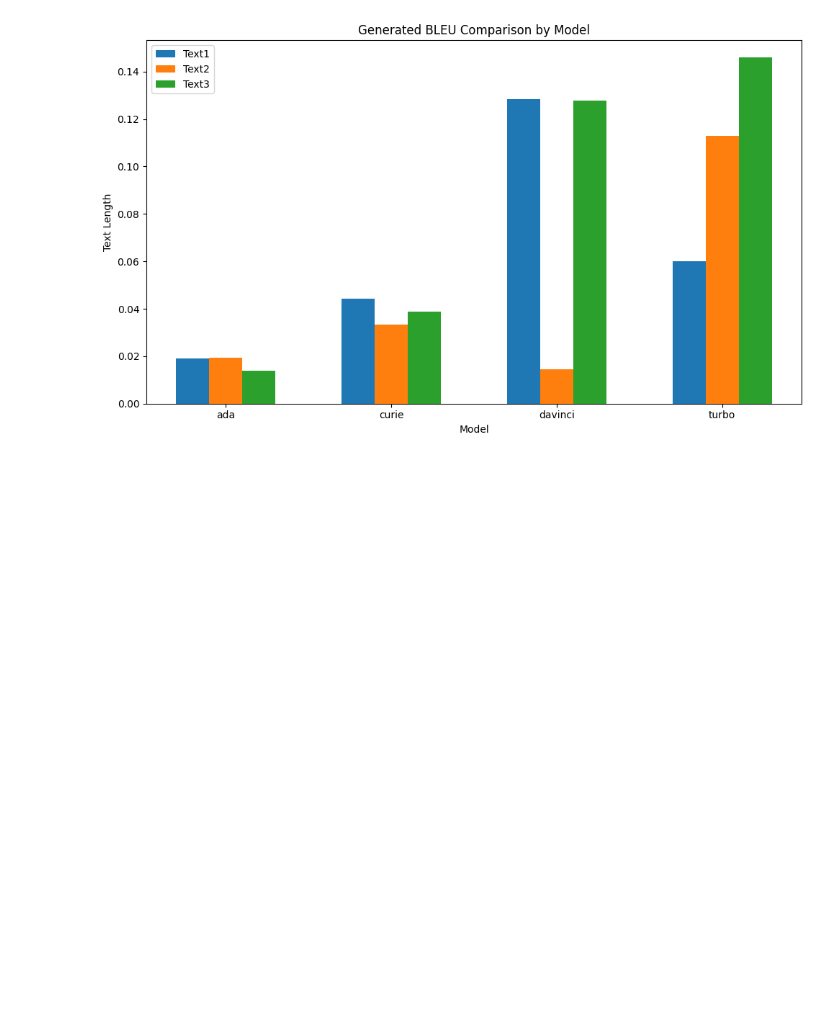
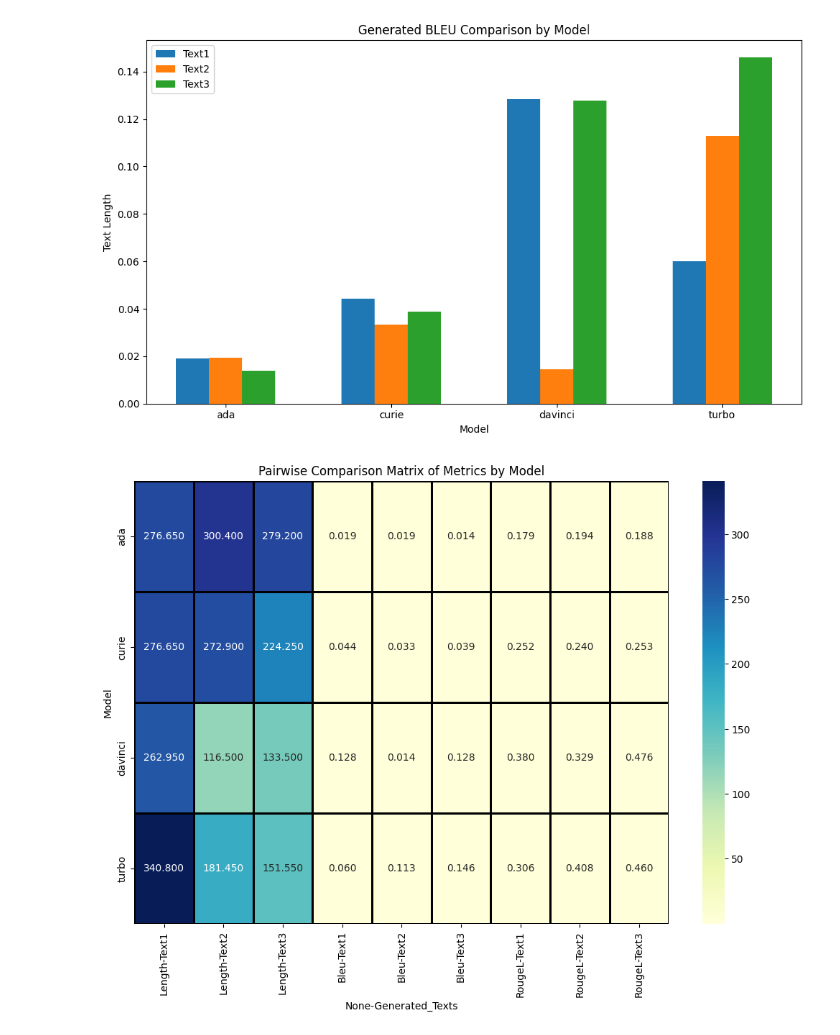
Before and after one commit to jonidamukaj/testing_LLMs, a Jupyter notebook: main/paragraph1/Visualization/Visualize_Prompt.ipynb, the cells around one changed output. Cells and saved outputs as stored; diff of their text form; code cells hidden in the pictures; blank space fills up the shorter version.

```diff
--- a/main/paragraph1/Visualization/Visualize_Prompt.ipynb
+++ b/main/paragraph1/Visualization/Visualize_Prompt.ipynb
@@ -180,3 +183,25 @@ plt.tight_layout()
 plt.show()
 # %% [output]
 [figure]
+# %%
+import pandas as pd
+import seaborn as sns
+import matplotlib.pyplot as plt
+
+# Your dataset
+data = pd.read_csv('mean.csv')
+
+
+# Create a DataFrame
+df = pd.DataFrame(data)
+
+# Pivot the DataFrame to create the Pairwise Comparison Matrix
+pivot_df = df.pivot(index="Model", columns="Generated_Texts", values=["Length", "Bleu", "RougeL"])
+
+# Create the matrix heatmap
+plt.figure(figsize=(12, 8))
+sns.heatmap(pivot_df, annot=True, cmap="YlGnBu", fmt=".3f", linewidths=1, linecolor="black")
+plt.title("Pairwise Comparison Matrix of Metrics by Model")
+plt.show()
+# %% [output]
+[figure, added]
```
Also changed, not shown: parts of 2 cells of this notebook, 21 other files.
